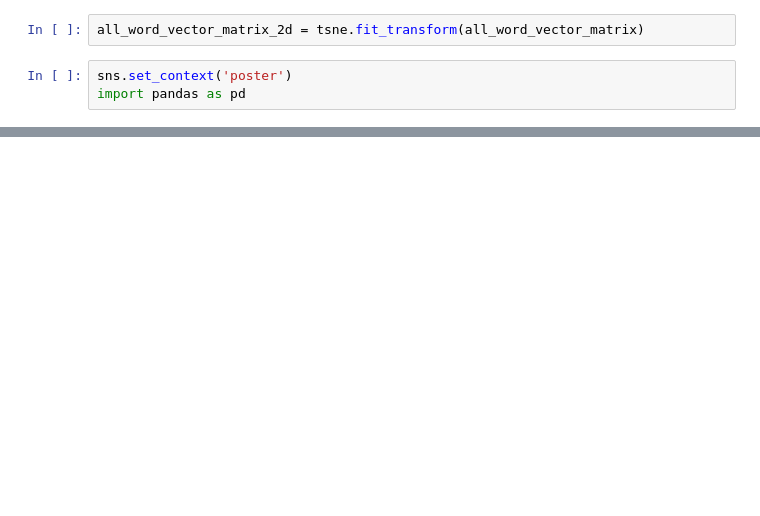
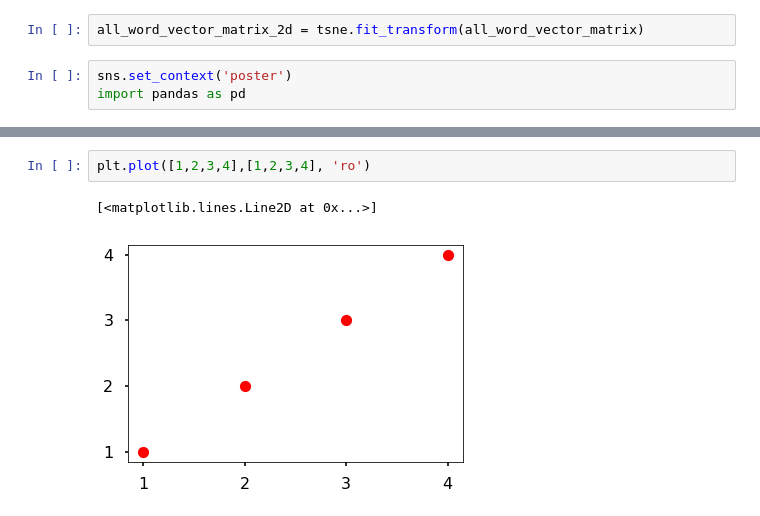
Before and after one commit to dipeshdulal/sentiment_analysis_experiments, a Jupyter notebook: test-3.ipynb, the cells around one changed output, grey strips where cells are left out. Drawn from its saved outputs; the diff is of its cells as text; blank space fills up the shorter version.

```diff
--- a/test-3.ipynb
+++ b/test-3.ipynb
@@ -95,0 +130,5 @@ AttributeError: 'numpy.ndarray' object has no attribute 'save'
+# %%
+plt.plot([1,2,3,4],[1,2,3,4], 'ro')
+# %% [output]
+[<matplotlib.lines.Line2D at 0x...>]
+[figure, added]
```
Also changed, not shown: parts of 14 cells of this notebook, 19 other files.
